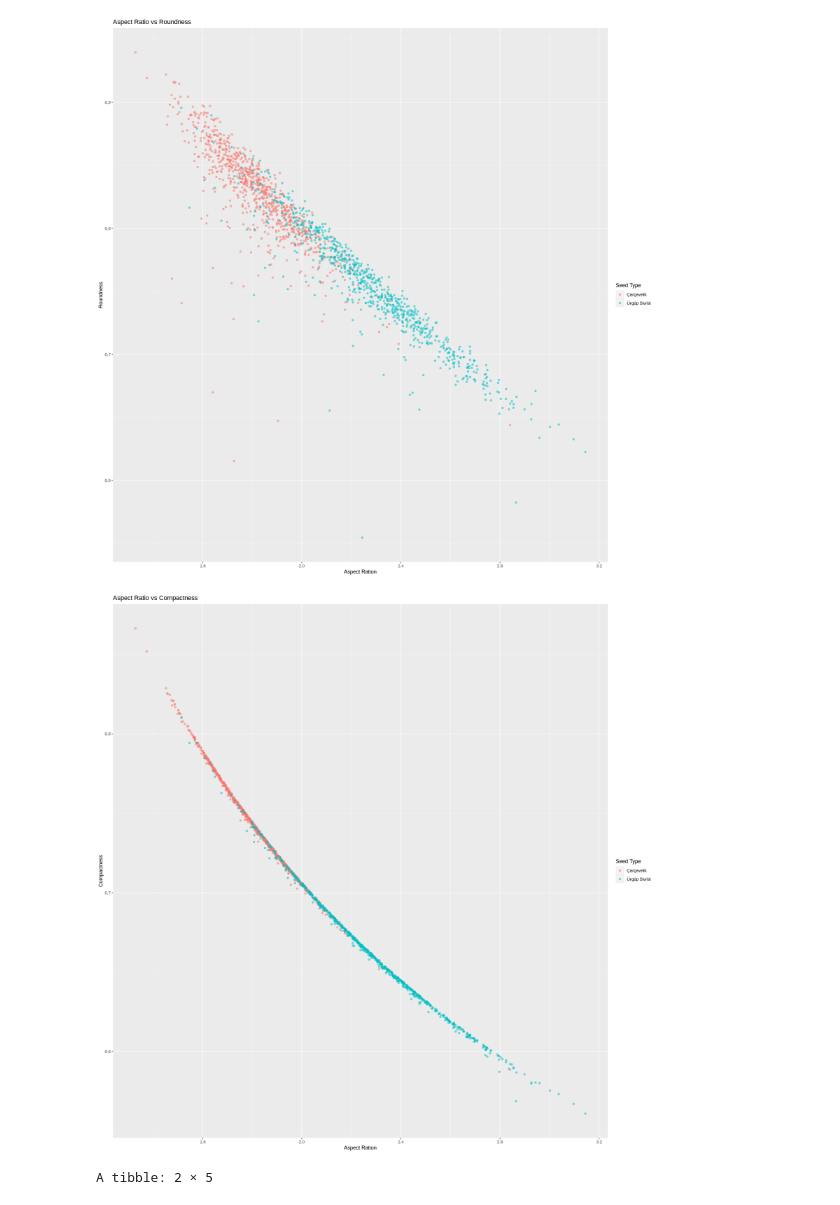
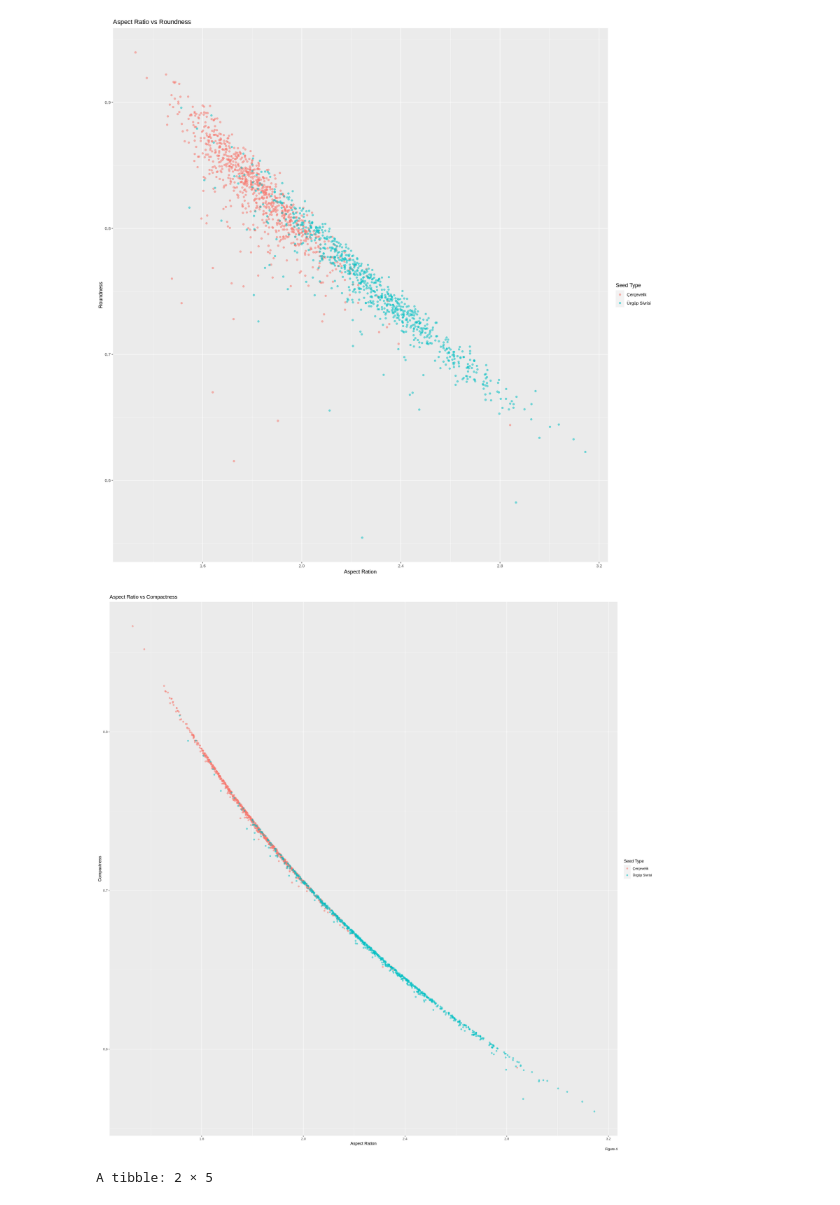
Before and after one commit to FarrelRamdhani/DSCI-100-Team-Project, a Jupyter notebook: project_report.ipynb, the cells around one changed output. Saved outputs shown, nothing was run; the diff lists cells and outputs as text; code cells hidden in the pictures.

```diff
--- a/project_report.ipynb
+++ b/project_report.ipynb
@@ -248,13 +231,13 @@ pumpkin_plot_2
 # %% [output]
 [figure]
 # %%
-pumpkin_plot_2 <- ggplot(train_pumpkin, aes(x = Aspect_Ration, y = Compactness, color = Class)) +
+pumpkin_plot_3 <- ggplot(train_pumpkin, aes(x = Aspect_Ration, y = Compactness, color = Class)) +
                     geom_point(alpha = 0.5) +
-                    labs(x = "Aspect Ration", y = "Compactness", color = "Seed Type", title="Aspect Ratio vs Compactness")
+                    labs(x = "Aspect Ration", y = "Compactness", color = "Seed Type", title="Aspect Ratio vs Compactness", caption = "Figure 4")
 
-pumpkin_plot_2
+pumpkin_plot_3
 # %% [output]
-[figure, old version]
+[figure, new version]
 # %%
 # 1 is Çerçevelik
 # 2 is Ürgüp Sivrisi
```
Also changed, not shown: parts of 6 cells of this notebook.
